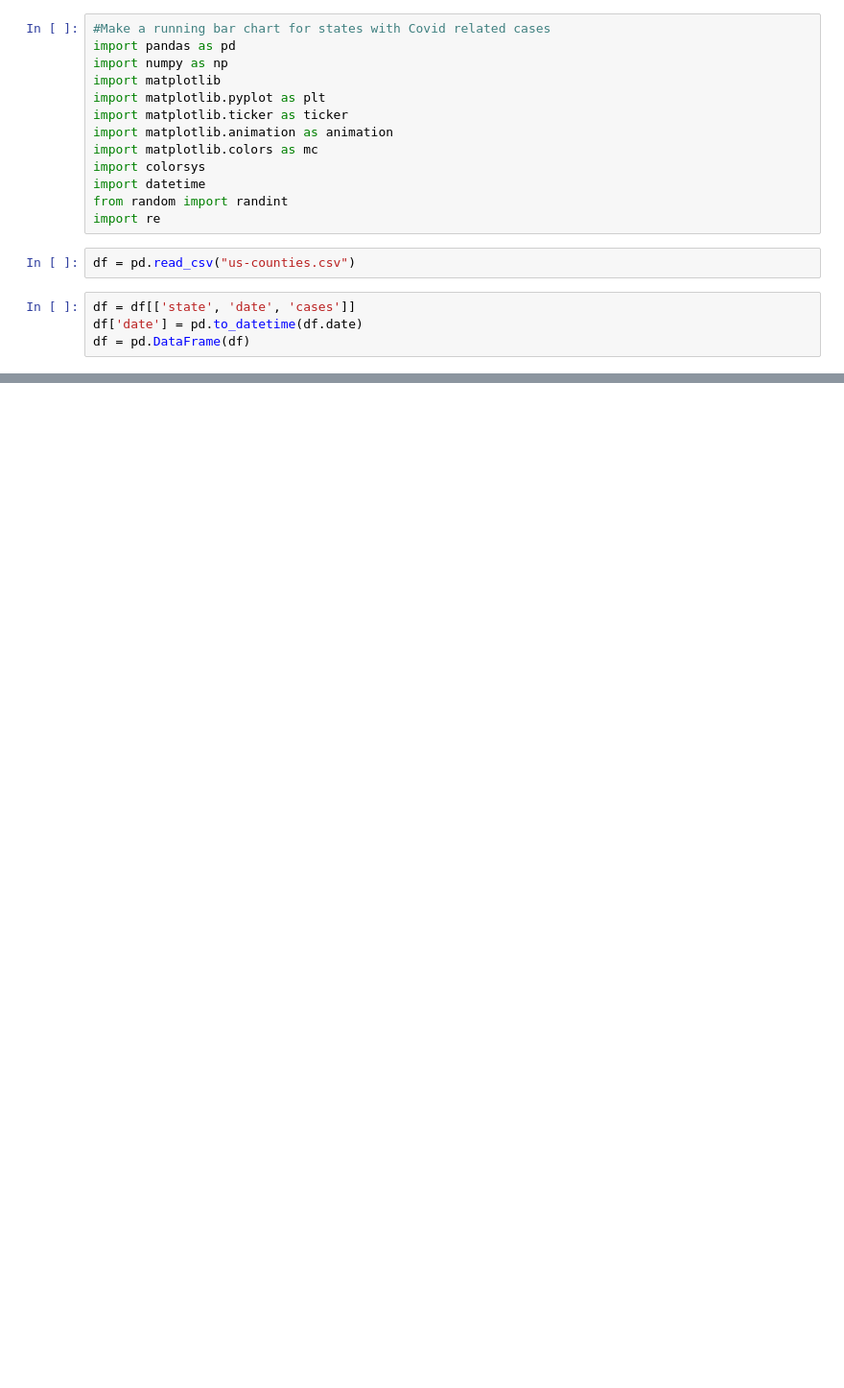
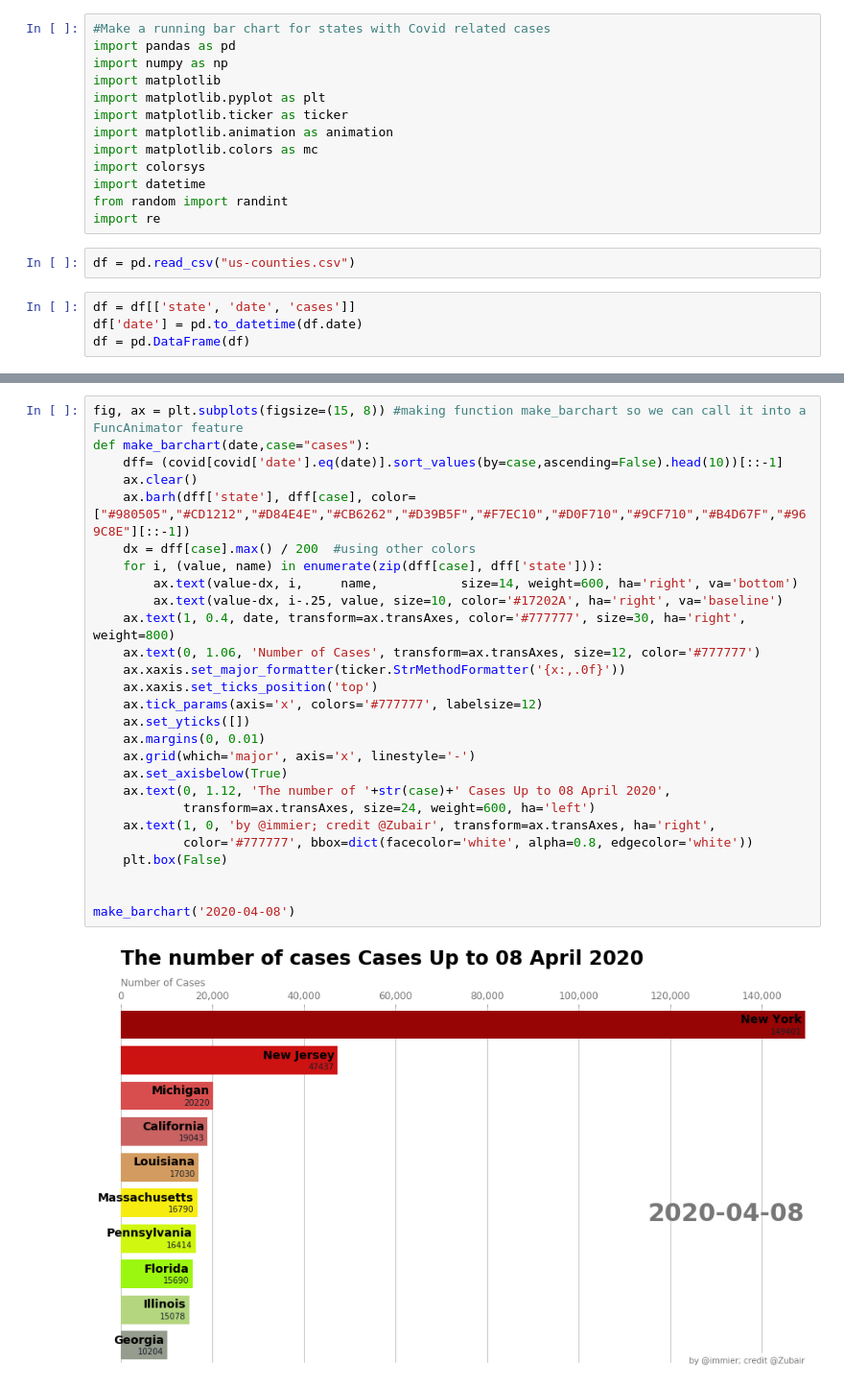
Before and after one commit to irwinmier96/Extra_Side_Projects, a Jupyter notebook: Coronavirus Cases by U.S County 2020/cases_US_state_over_time_running_chart.ipynb, the cells around one changed output, grey strips where cells are left out. Shown at 96% size. Saved outputs shown, nothing was run; the diff lists cells and outputs as text; blank space fills up the shorter version.

```diff
--- a/Coronavirus Cases by U.S County 2020/cases_US_state_over_time_running_chart.ipynb
+++ b/Coronavirus Cases by U.S County 2020/cases_US_state_over_time_running_chart.ipynb
@@ -32,0 +77,29 @@ df = (df[df['Date'].eq("04/25/2020")].sort_values(by="Confirmed",ascending=False
+# %%
+fig, ax = plt.subplots(figsize=(15, 8)) #making function make_barchart so we can call it into a FuncAnimator feature
+def make_barchart(date,case="cases"):
+    dff= (covid[covid['date'].eq(date)].sort_values(by=case,ascending=False).head(10))[::-1]
+    ax.clear()
+    ax.barh(dff['state'], dff[case], color=["#980505","#CD1212","#D84E4E","#CB6262","#D39B5F","#F7EC10","#D0F710","#9CF710","#B4D67F","#969C8E"][::-1])
+    dx = dff[case].max() / 200  #using other colors
+    for i, (value, name) in enumerate(zip(dff[case], dff['state'])):
+        ax.text(value-dx, i,     name,           size=14, weight=600, ha='right', va='bottom')
+        ax.text(value-dx, i-.25, value, size=10, color='#17202A', ha='right', va='baseline')
+    ax.text(1, 0.4, date, transform=ax.transAxes, color='#777777', size=30, ha='right', weight=800)
+    ax.text(0, 1.06, 'Number of Cases', transform=ax.transAxes, size=12, color='#777777')
+    ax.xaxis.set_major_formatter(ticker.StrMethodFormatter('{x:,.0f}'))
+    ax.xaxis.set_ticks_position('top')
+    ax.tick_params(axis='x', colors='#777777', labelsize=12)
+    ax.set_yticks([])
+    ax.margins(0, 0.01)
+    ax.grid(which='major', axis='x', linestyle='-')
+    ax.set_axisbelow(True)
+    ax.text(0, 1.12, 'The number of '+str(case)+' Cases Up to 08 April 2020',
+            transform=ax.transAxes, size=24, weight=600, ha='left')
+    ax.text(1, 0, 'by @immier; credit @Zubair', transform=ax.transAxes, ha='right',
+            color='#777777', bbox=dict(facecolor='white', alpha=0.8, edgecolor='white'))
+    plt.box(False)
+
+
+make_barchart('2020-04-08')
+# %% [output]
+[figure, added]
```
Also changed, not shown: parts of 5 cells of this notebook.
